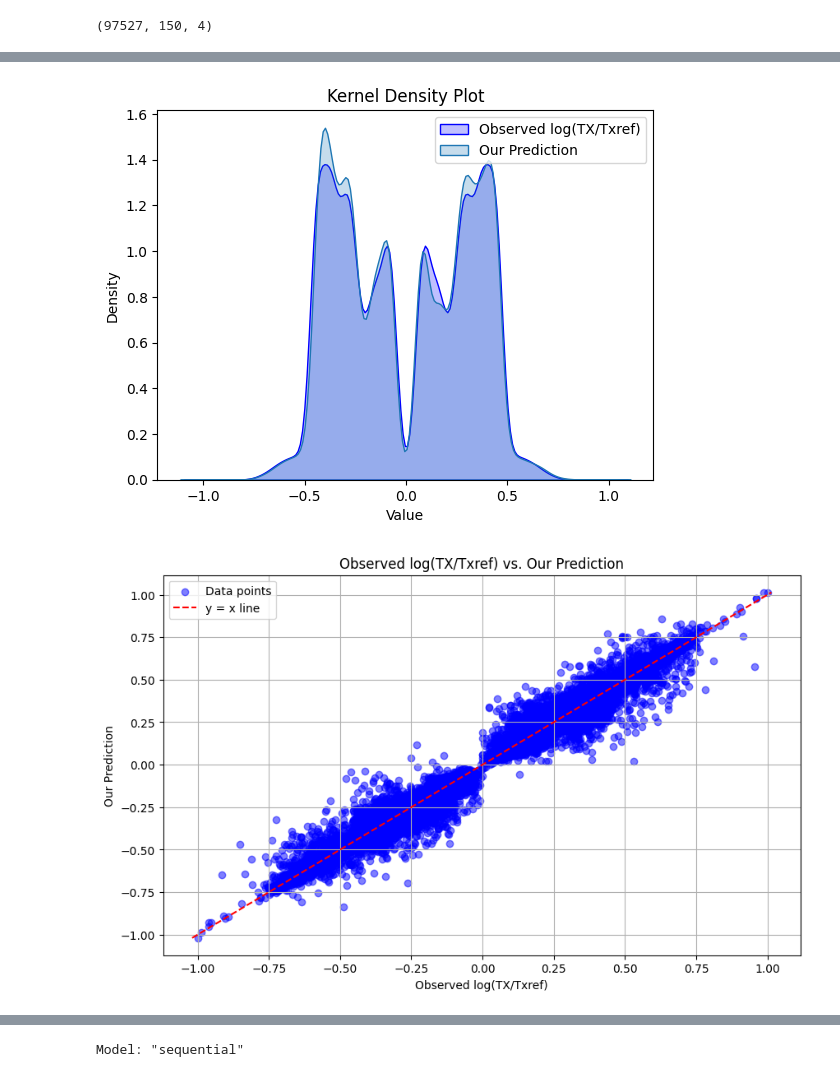
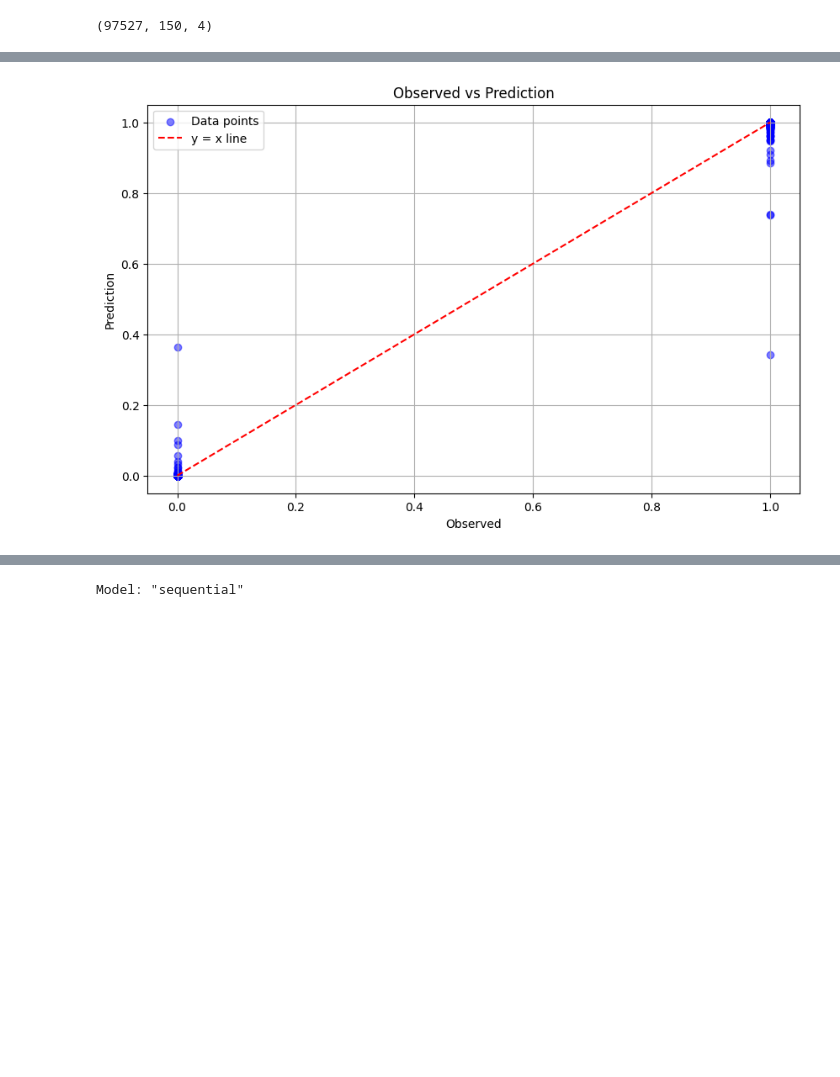
Before and after one commit to Rhys-sg/promoter-sequence-transcription-rates, a Jupyter notebook: v2/Testing CNN/CNN_7_1.ipynb, the cells around one changed output, grey strips where cells are left out. Cells and saved outputs as stored; diff of their text form; code cells hidden in the pictures; blank space fills up the shorter version.

```diff
--- a/v2/Testing CNN/CNN_7_1.ipynb
+++ b/v2/Testing CNN/CNN_7_1.ipynb
@@ -62,8 +75,6 @@ Epoch 150/150
 # %%
 predicted = parent.load_and_predict(name, X)
-observed = df['Normalized Augmented Observed log(TX/Txref)'].values
+observed = df['Reversed'].apply(lambda x: 0 if x == True else 1).values
 
-parent.plot_kde(df, predicted)
 parent.plot_scatter(observed, parent.ravel(predicted))
-parent.plot_hexbin(observed, parent.ravel(predicted))
 # %% [output]
@@ -71,2 +82 @@ parent.plot_hexbin(observed, parent.ravel(predicted))
-[figure, old version]
+[figure, new version]
-[figure, removed]
```
Also changed, not shown: parts of 7 cells of this notebook, 1 other file.
